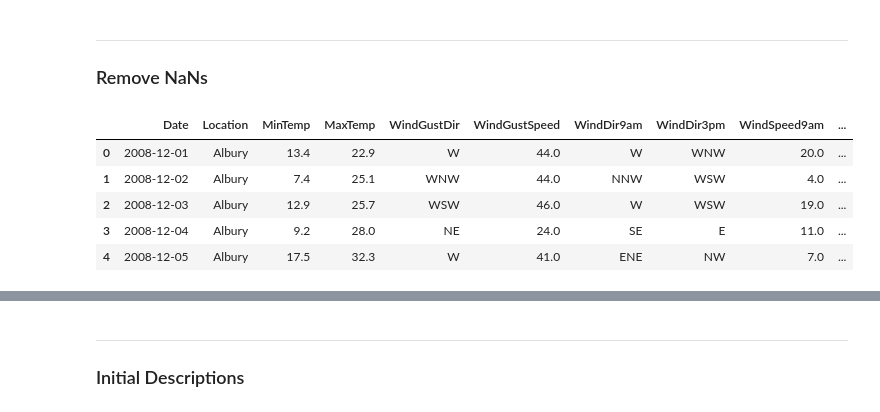
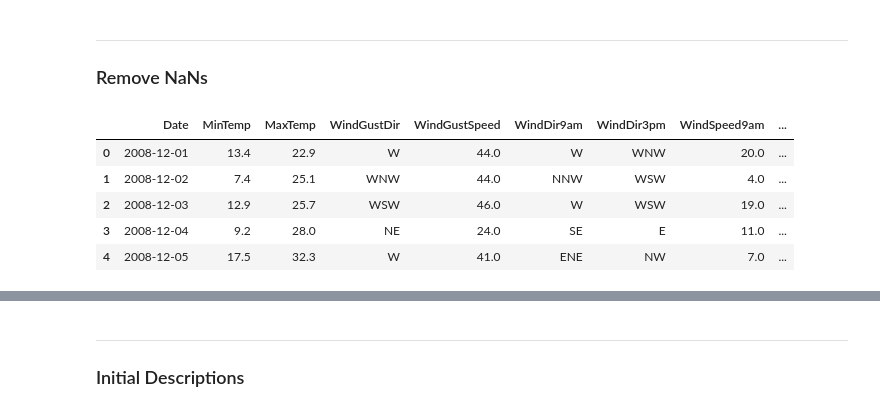
Before and after one commit to abbycarr/DS4400-ML-Rain, a Jupyter notebook: RainNotebook.ipynb, the cells around one changed output, grey strips where cells are left out. Cells and saved outputs as stored; diff of their text form; code cells hidden in the pictures.

```diff
--- a/RainNotebook.ipynb
+++ b/RainNotebook.ipynb
@@ -62,15 +62,16 @@ df.head(10)
 ### Remove NaNs
 # %%
 # Remove columns with over 1/3 NaNs
-df.drop(['Evaporation', 'Sunshine', 'Rainfall', 'Cloud9am', 'Cloud3pm'], axis = 1, inplace = True)
+df.drop(['Evaporation', 'Sunshine', 'Rainfall', 'Cloud9am', 'Cloud3pm', 'Location'], axis = 1, inplace = True)
+
 df.head()
 # %% [output]
-|  | Date | Location | MinTemp | MaxTemp | WindGustDir | WindGustSpeed | WindDir9am | WindDir3pm | WindSpeed9am | ... |
-| 0 | 2008-12-01 | Albury | 13.4 | 22.9 | W | 44.0 | W | WNW | 20.0 | ... |
-| 1 | 2008-12-02 | Albury | 7.4 | 25.1 | WNW | 44.0 | NNW | WSW | 4.0 | ... |
-| 2 | 2008-12-03 | Albury | 12.9 | 25.7 | WSW | 46.0 | W | WSW | 19.0 | ... |
-| 3 | 2008-12-04 | Albury | 9.2 | 28.0 | NE | 24.0 | SE | E | 11.0 | ... |
-| 4 | 2008-12-05 | Albury | 17.5 | 32.3 | W | 41.0 | ENE | NW | 7.0 | ... |
+|  | Date | MinTemp | MaxTemp | WindGustDir | WindGustSpeed | WindDir9am | WindDir3pm | WindSpeed9am | ... |
+| 0 | 2008-12-01 | 13.4 | 22.9 | W | 44.0 | W | WNW | 20.0 | ... |
+| 1 | 2008-12-02 | 7.4 | 25.1 | WNW | 44.0 | NNW | WSW | 4.0 | ... |
+| 2 | 2008-12-03 | 12.9 | 25.7 | WSW | 46.0 | W | WSW | 19.0 | ... |
+| 3 | 2008-12-04 | 9.2 | 28.0 | NE | 24.0 | SE | E | 11.0 | ... |
+| 4 | 2008-12-05 | 17.5 | 32.3 | W | 41.0 | ENE | NW | 7.0 | ... |
 # %%
 # Drop NaN values
 df.dropna(inplace = True)
```
Also changed, not shown: parts of 19 cells of this notebook.
